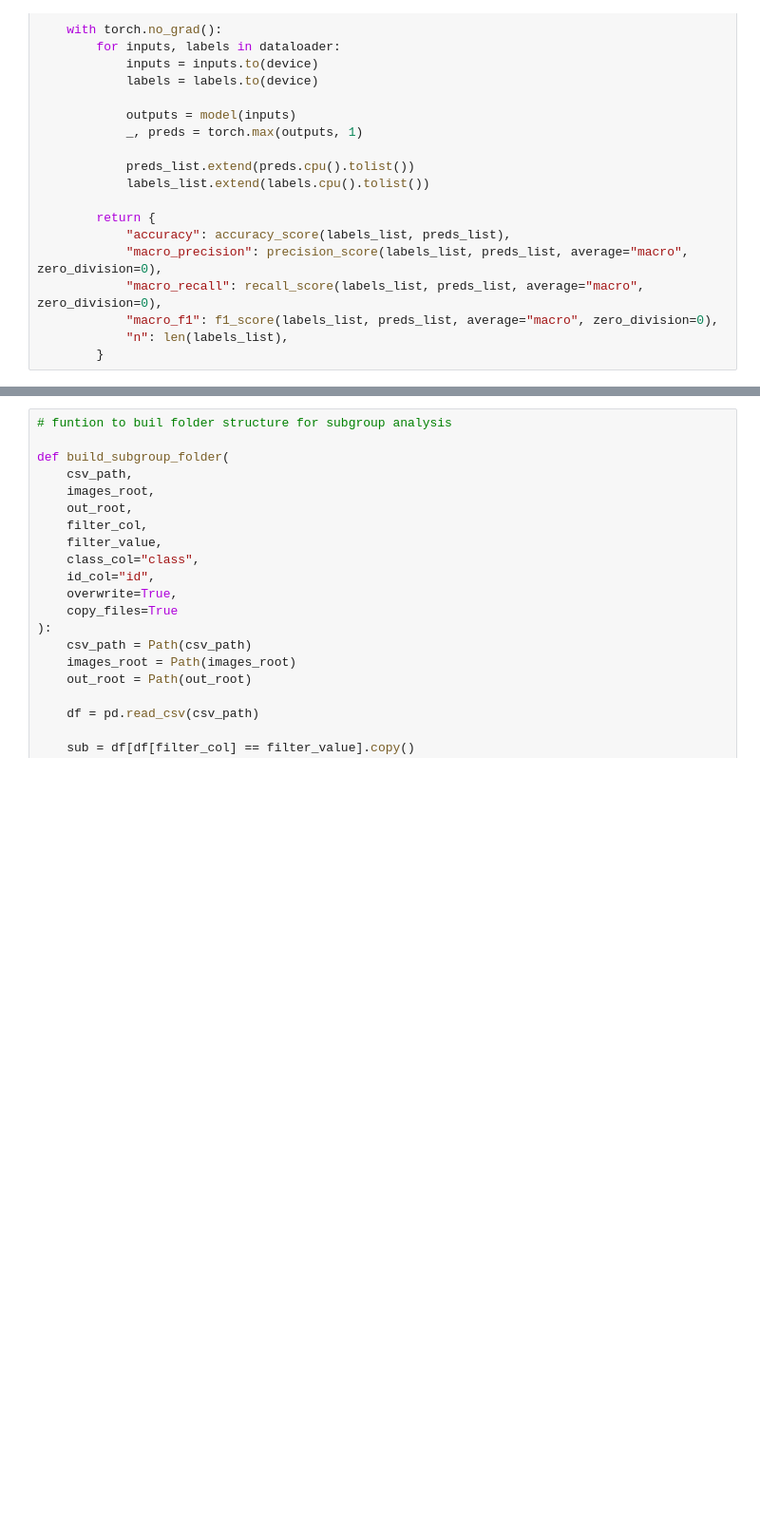
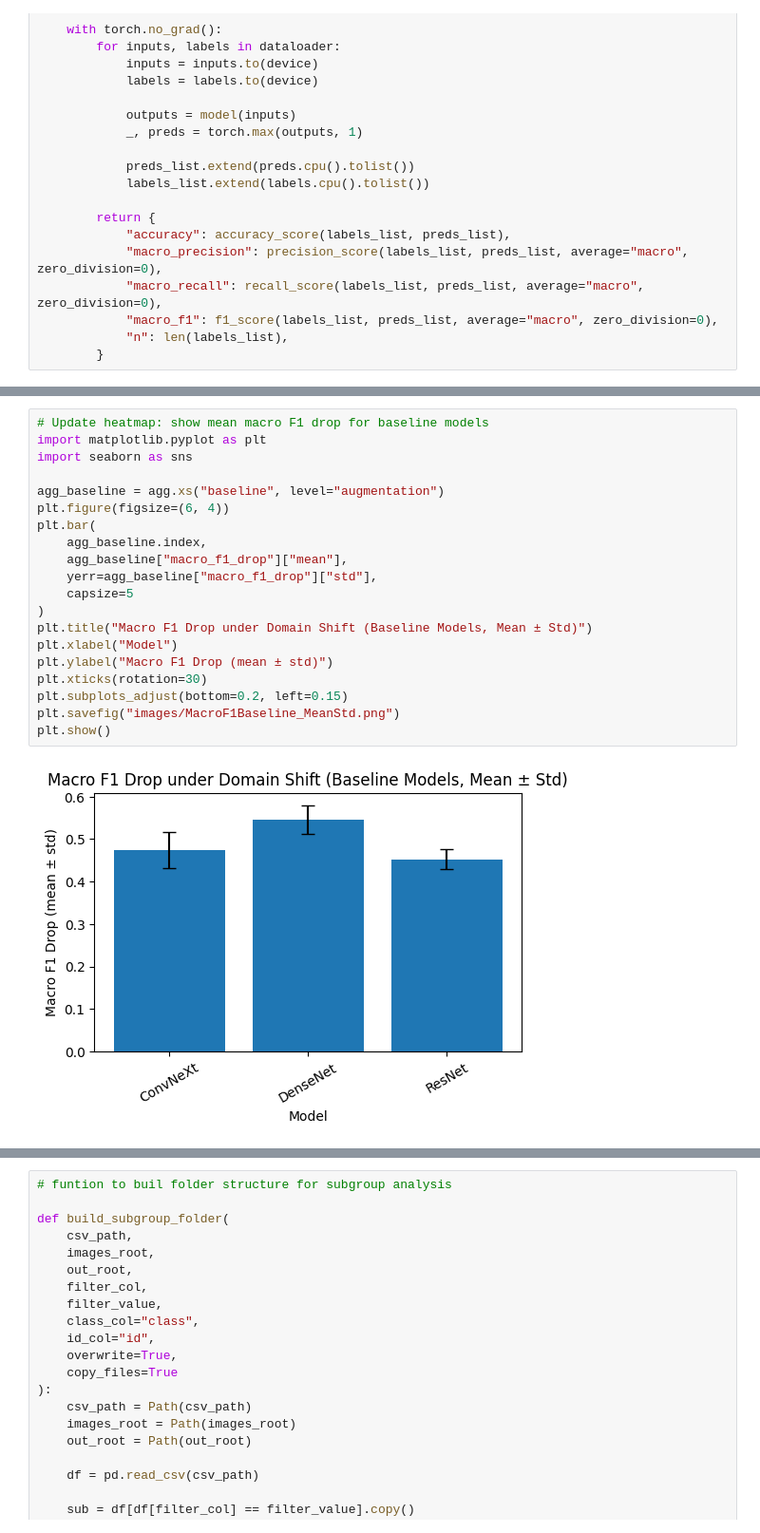
Before and after one commit to StefanStricker/thesis, a Jupyter notebook: evaluation.ipynb, the cells around one changed output, grey strips where cells are left out. Shown at 95% size. Saved outputs shown, nothing was run; the diff lists cells and outputs as text; blank space fills up the shorter version.

```diff
--- a/evaluation.ipynb
+++ b/evaluation.ipynb
@@ -193 +208,23 @@ plt.show()
+# %%
+# Update heatmap: show mean macro F1 drop for baseline models
+import matplotlib.pyplot as plt
+import seaborn as sns
+
+agg_baseline = agg.xs("baseline", level="augmentation")
+plt.figure(figsize=(6, 4))
+plt.bar(
+    agg_baseline.index,
+    agg_baseline["macro_f1_drop"]["mean"],
+    yerr=agg_baseline["macro_f1_drop"]["std"],
+    capsize=5
+)
+plt.title("Macro F1 Drop under Domain Shift (Baseline Models, Mean ± Std)")
+plt.xlabel("Model")
+plt.ylabel("Macro F1 Drop (mean ± std)")
+plt.xticks(rotation=30)
+plt.subplots_adjust(bottom=0.2, left=0.15)
+plt.savefig("images/MacroF1Baseline_MeanStd.png")
+plt.show()
+# %% [output]
+[figure, added]
 # %%
```
Also changed, not shown: parts of 10 cells of this notebook, 9 other files.
